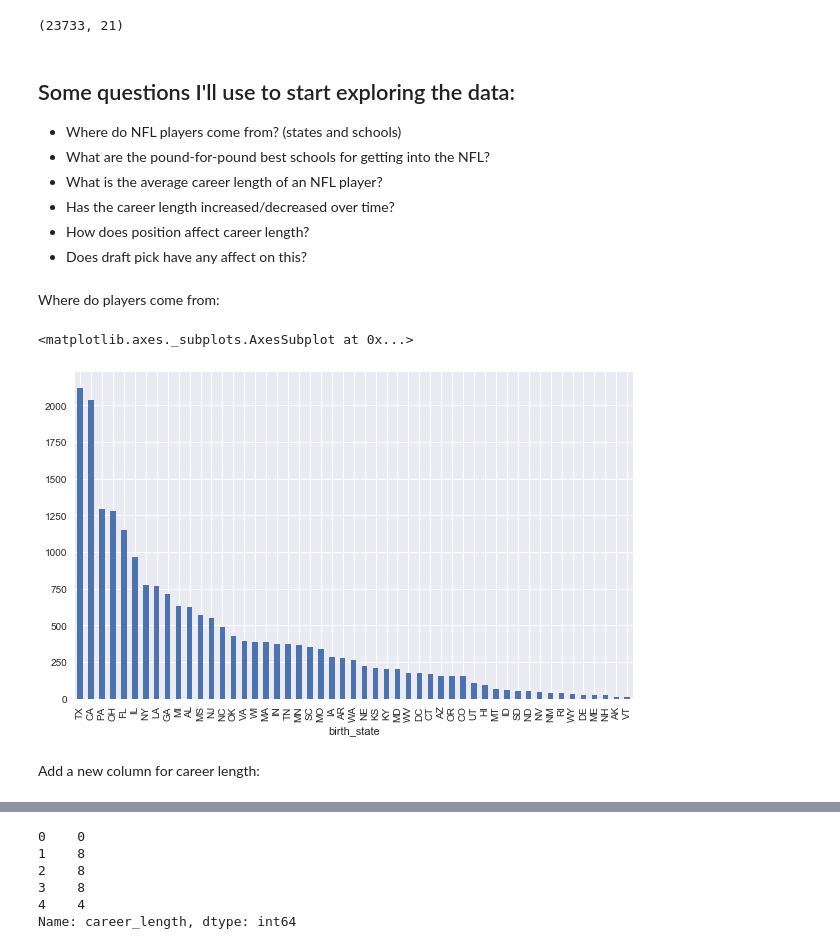
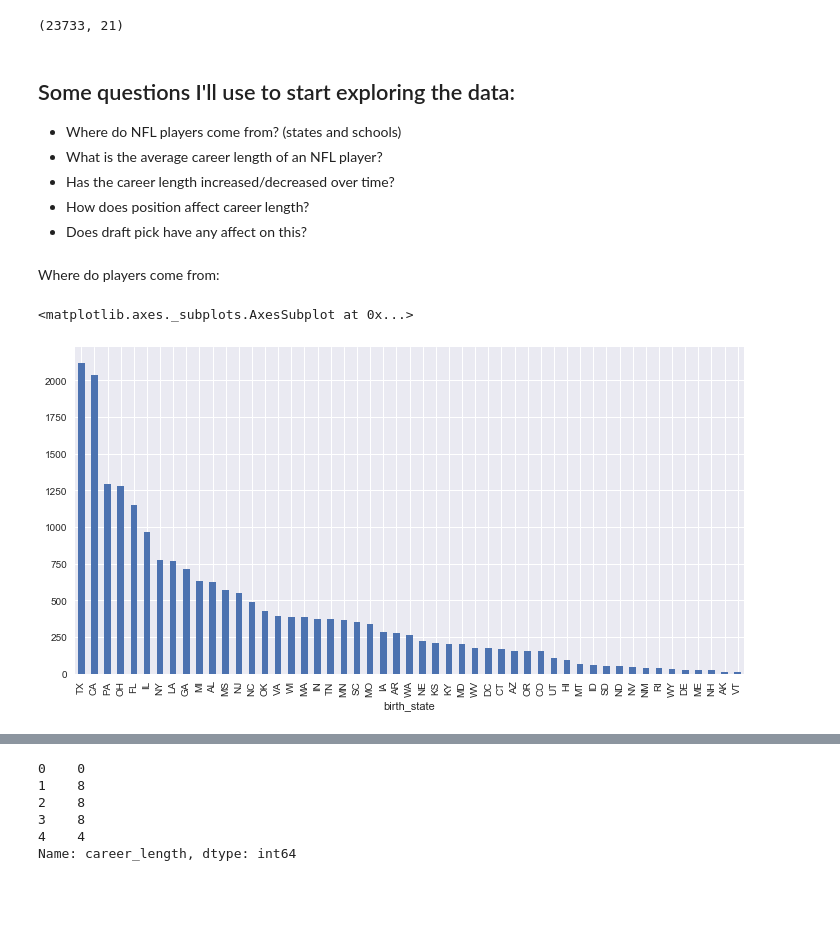
Before and after one commit to bennettjs/springboard, a Jupyter notebook: NFL player EDA.ipynb, the cells around one changed output, grey strips where cells are left out. Cells and saved outputs as stored; diff of their text form; code cells hidden in the pictures; blank space fills up the shorter version.

```diff
--- a/NFL player EDA.ipynb
+++ b/NFL player EDA.ipynb
@@ -32,7 +33,6 @@ players.shape #
 # %% [markdown]
 ## Some questions I'll use to start exploring the data:
 + Where do NFL players come from? (states and schools)
-+ What are the pound-for-pound best schools for getting into the NFL?
 + What is the average career length of an NFL player?
 + Has the career length increased/decreased over time?
 + How does position affect career length?
@@ -41,9 +41,7 @@ players.shape #
 Where do players come from:
 # %%
 players_by_state = players.groupby(players.birth_state).size()
-players_by_state.sort_values(ascending=False).plot(kind='bar', figsize=(10,6))
+players_by_state.sort_values(ascending=False).plot(kind='bar', figsize=(12,6))
 # %% [output]
 <matplotlib.axes._subplots.AxesSubplot at 0x...>
-[figure, old version]
+[figure, new version]
-# %% [markdown]
-Add a new column for career length:
```
Also changed, not shown: parts of 61 cells of this notebook.
